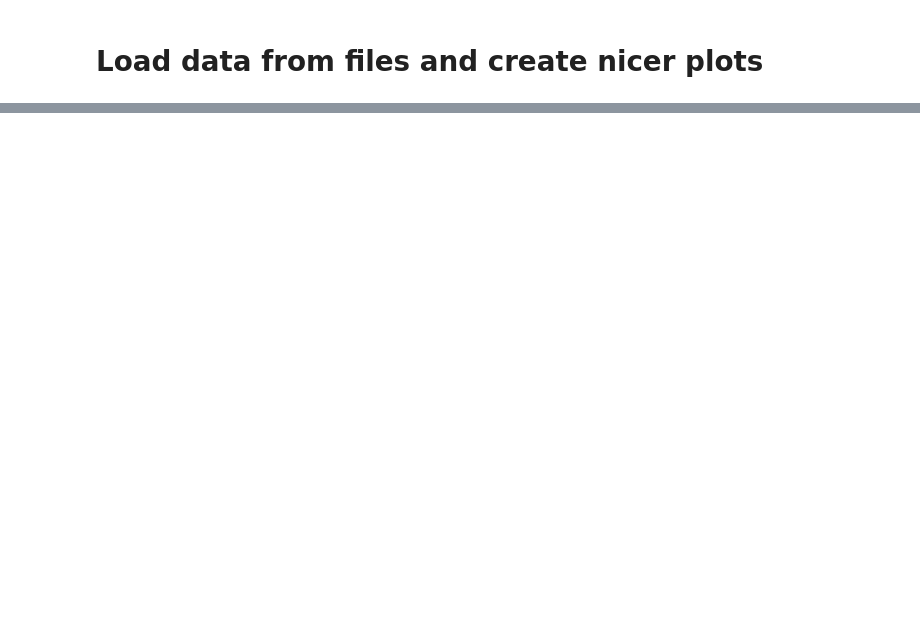
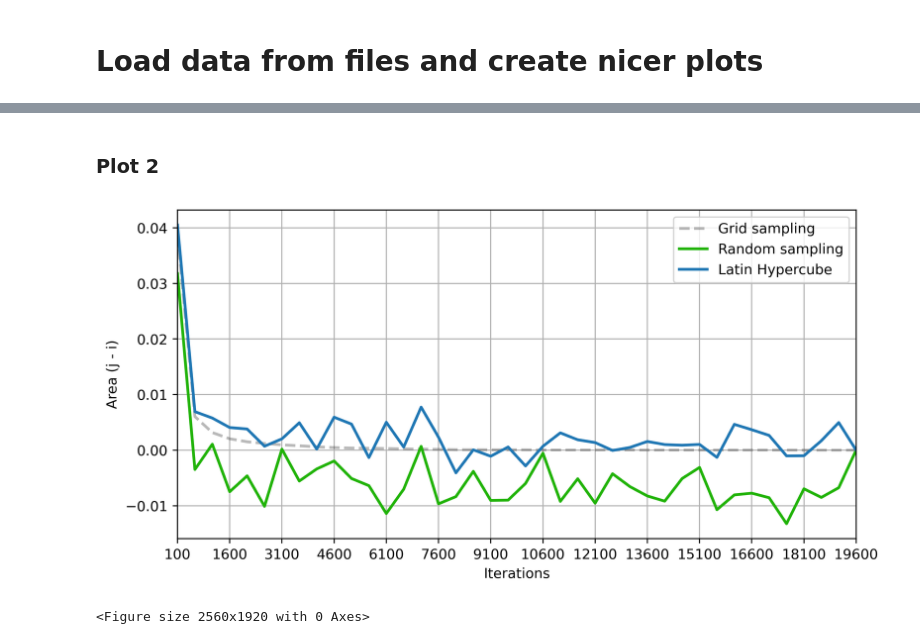
Before and after one commit to JTimmr/Stochastic_Simulation, a Jupyter notebook: plot.ipynb, the cells around one changed output, grey strips where cells are left out. Saved outputs shown, nothing was run; the diff lists cells and outputs as text; code cells hidden in the pictures; blank space fills up the shorter version.

```diff
--- a/plot.ipynb
+++ b/plot.ipynb
@@ -70,0 +73,29 @@ IndexError: too many indices for array: array is 1-dimensional, but 2 were index
+# %% [markdown]
+### Plot 2
+# %%
+areas_grid   = iterations_convergence['grid']
+areas_random = iterations_convergence['random']
+areas_lhc    = iterations_convergence['lhc']
+
+
+plt.rcParams['figure.dpi'] = 400
+plt.figure(figsize=(8, 4))
+
+plt.plot(iterations, np.array(areas_grid)-areas_grid[-1], label='Grid sampling',linewidth=2,linestyle='--',color=(0.1, 0.1, 0.1, 0.3))
+plt.plot(iterations, np.array(areas_random)-areas_random[-1], label='Random sampling',linewidth=2,color=(0.125, 0.7, 0.03, 1))
+plt.plot(iterations, np.array(areas_lhc)-areas_lhc[-1], label='Latin Hypercube',linewidth=2)
+
+plt.xlim([iterations[0],iterations[len(iterations)-1]])
+plt.xticks(iterations[::3])
+
+plt.xlabel('Iterations')
+plt.ylabel('Area (j - i)')
+#plt.title('Area convergence of Mandelbrot set with iterations ')
+plt.legend()
+plt.grid()
+plt.tight_layout()
+plt.show()
+plt.savefig('plot2.png')
+# %% [output]
+[figure, added]
+<Figure size 2560x1920 with 0 Axes>
```
Also changed, not shown: parts of 2 cells of this notebook.
